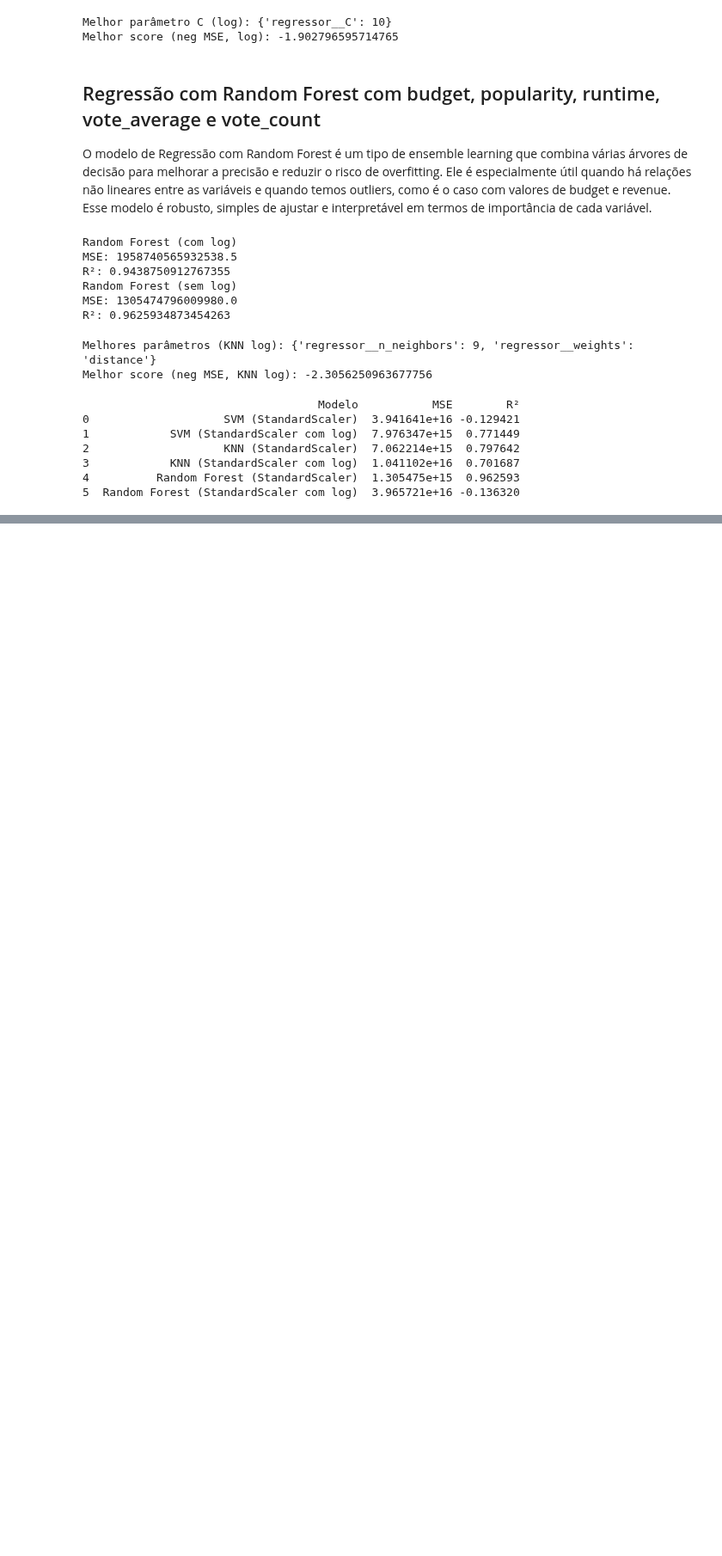
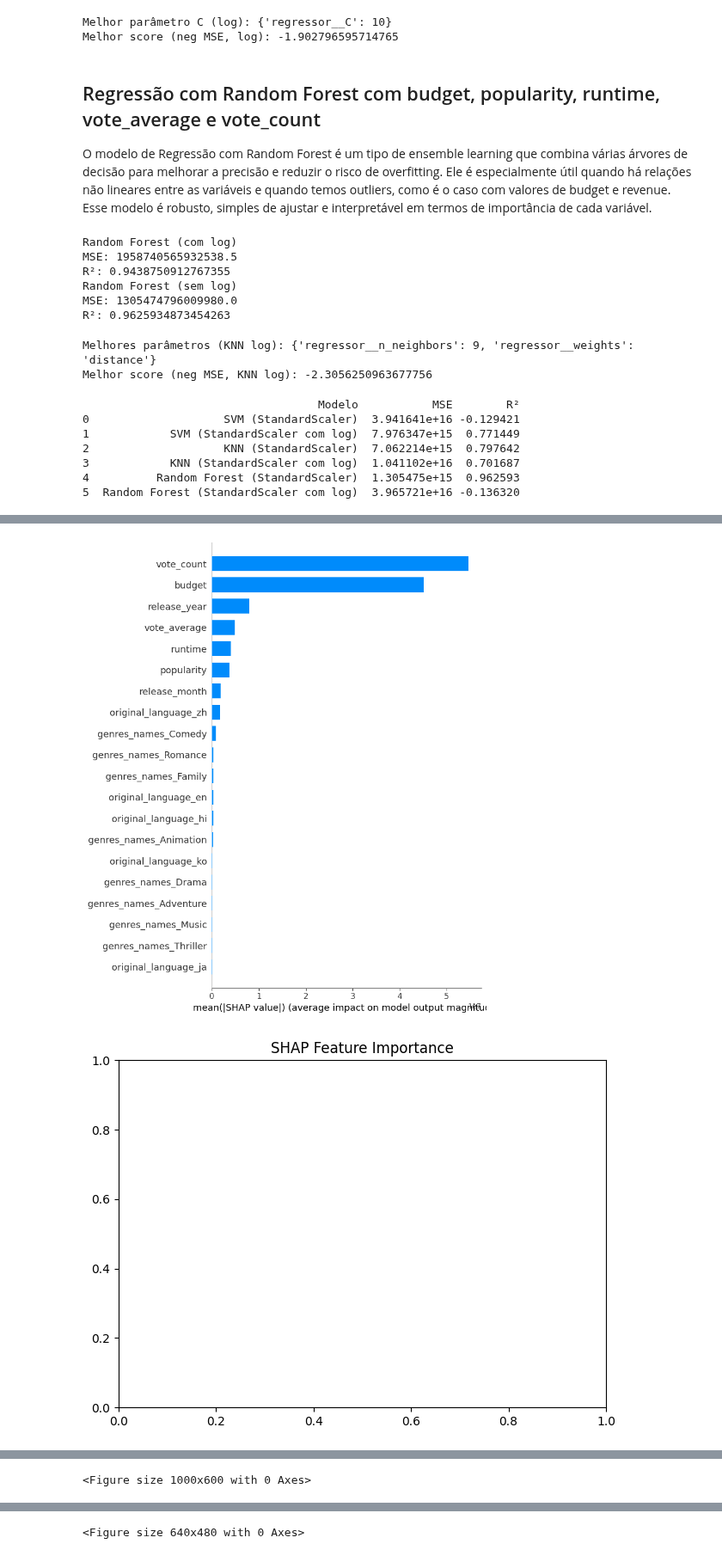
Before and after one commit to rodrigosantana24/projeto-pisi3, a Jupyter notebook: Classificacao_sem_nulos.ipynb, the cells around one changed output, grey strips where cells are left out. Shown at 86% size. Drawn from its saved outputs; the diff is of its cells as text; code cells hidden in the pictures; blank space fills up the shorter version.

```diff
--- a/Classificacao_sem_nulos.ipynb
+++ b/Classificacao_sem_nulos.ipynb
@@ -311,0 +466,73 @@ print(resultados_df)
+# %%
+import shap
+
+# Configurar SHAP para evitar erros de memória
+shap.initjs()  # Inicializar JS para visualizações
+
+# Amostrar dados para tornar o SHAP viável
+sample_size = min(100, len(X_test_dense))
+sample_indices = np.random.choice(len(X_test_dense), sample_size, replace=False)
+X_sample = X_test_dense[sample_indices]
+y_sample = y_test.iloc[sample_indices]
+
+# Criar explainer SHAP
+explainer = shap.TreeExplainer(rf_model)
+
+# Calcular valores SHAP para a amostra
+shap_values = explainer.shap_values(X_sample)
+
+# 1. Gráfico de importância global
+plt.figure(figsize=(10, 8))
+shap.summary_plot(shap_values, X_sample, feature_names=all_feature_names, plot_type="bar")
+plt.title("SHAP Feature Importance")
+plt.tight_layout()
+plt.show()
+
+# 2. Gráfico de resumo SHAP
+plt.figure(figsize=(10, 8))
+shap.summary_plot(shap_values, X_sample, feature_names=all_feature_names)
+plt.title("SHAP Value Distribution")
+plt.tight_layout()
+plt.show()
+
+# 3. Gráfico de dependência para a feature mais importante
+most_important_feature = perm_importance_df.iloc[0]['Feature']
+feature_index = all_feature_names.index(most_important_feature)
+
+plt.figure(figsize=(10, 6))
+shap.dependence_plot(
+    feature_index,
+    shap_values,
+    X_sample,
+    feature_names=all_feature_names,
+    interaction_index=None
+)
+plt.title(f"SHAP Dependence Plot for {most_important_feature}")
+plt.tight_layout()
+plt.show()
+
+# 4. Explicação individual para uma instância
+instance_idx = 0  # Primeira instância na amostra
+
+# Force plot
+shap.force_plot(
+    explainer.expected_value,
+    shap_values[instance_idx],
+    X_sample[instance_idx],
+    feature_names=all_feature_names,
+    matplotlib=True
+)
+plt.title(f"SHAP Explanation for Instance {instance_idx}")
+plt.tight_layout()
+plt.show()
+
+# Waterfall plot
+shap.plots.waterfall(shap.Explanation(
+    values=shap_values[instance_idx],
+    base_values=explainer.expected_value,
+    data=X_sample[instance_idx],
+    feature_names=all_feature_names
+))
+plt.tight_layout()
+plt.show()
+# %% [output]
@@ -311,0 +540,2 @@ print(resultados_df)
+[figure, added]
+[figure, added]
@@ -311,0 +544 @@ print(resultados_df)
+<Figure size 1000x600 with 0 Axes>
@@ -311,0 +550 @@ print(resultados_df)
+<Figure size 640x480 with 0 Axes>
```
Also changed, not shown: parts of 4 cells of this notebook.
